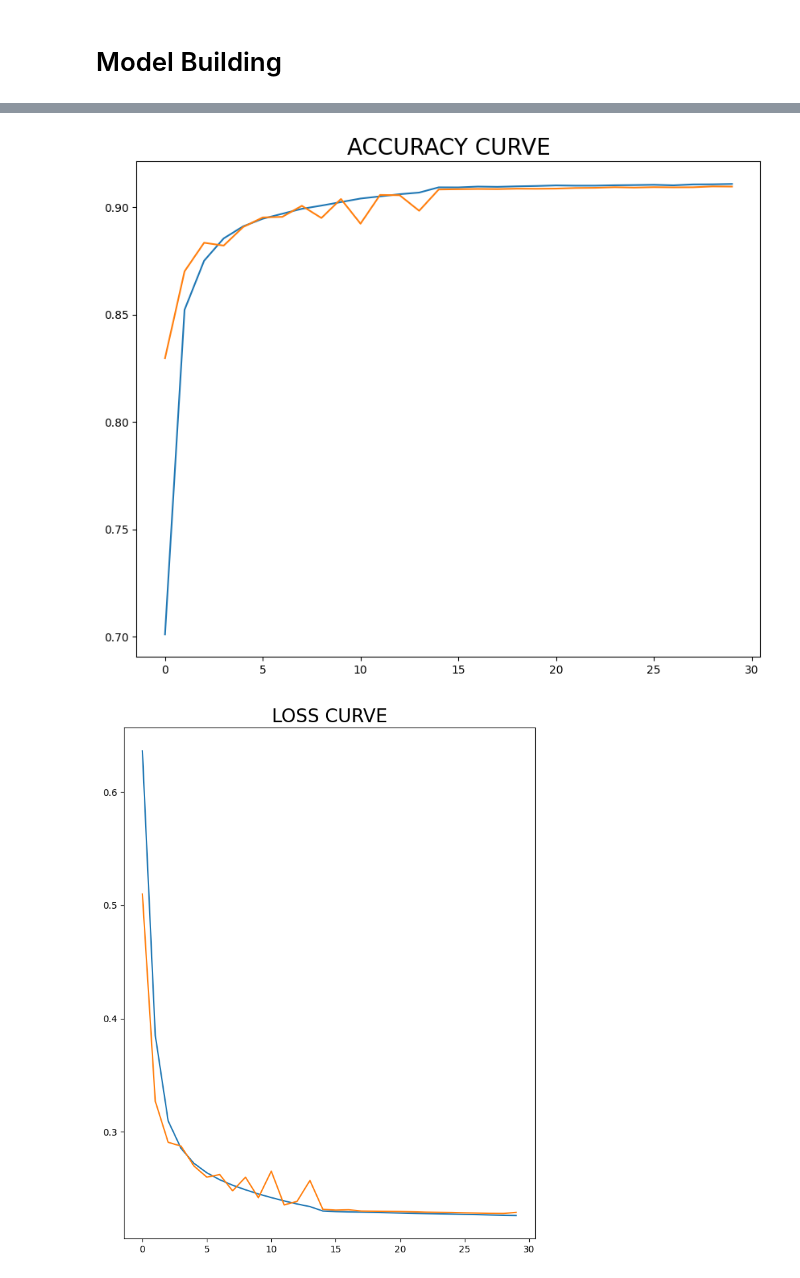
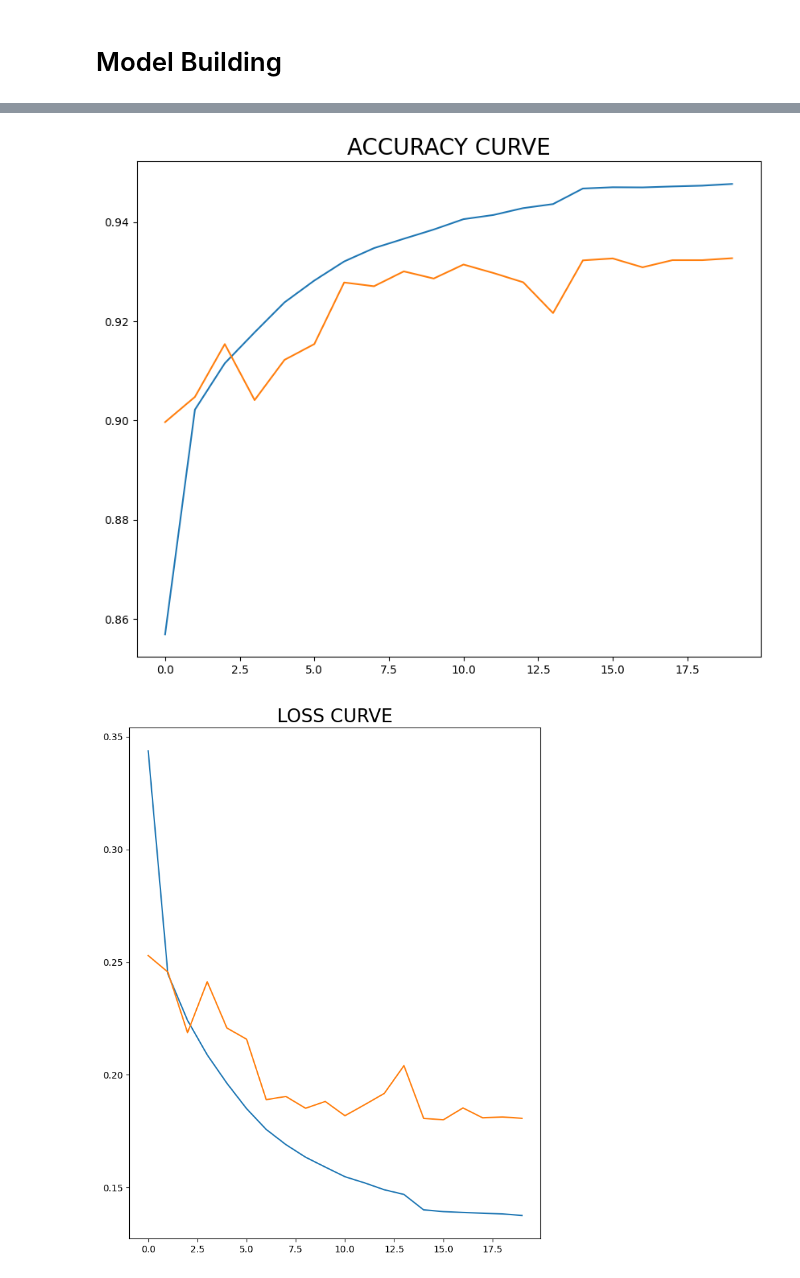
Before and after one commit to CandaceCheung/Health-Assistant, a Jupyter notebook: suicide-detection/suicide.ipynb, the cells around one changed output, grey strips where cells are left out. Saved outputs shown, nothing was run; the diff lists cells and outputs as text; code cells hidden in the pictures.

Commit message:
refined result presentation, experimenting different model for text training

```diff
--- a/suicide-detection/suicide.ipynb
+++ b/suicide-detection/suicide.ipynb
@@ -78,10 +77,10 @@ tokenizer.word_index
 # Process Text For the Model
 # %%
 train_text_seq= tokenizer.texts_to_sequences(cleaned_train_text)
-train_text_pad= pad_sequences(train_text_seq,maxlen=40)
+train_text_pad= pad_sequences(train_text_seq,maxlen=50)
 
 test_text_seq= tokenizer.texts_to_sequences(cleaned_test_text)
-test_text_pad= pad_sequences(test_text_seq,maxlen=40)
+test_text_pad= pad_sequences(test_text_seq,maxlen=50)
 # %%
 lbl_target=LabelEncoder()
 train_output=lbl_target.fit_transform(train_data['class'])
@@ -96,9 +91,9 @@ array([0, 0, 0, ..., 1, 1, 0])
 with open('./dataset/glove.840B.300d.pkl', 'rb') as fp:
     glove = pickle.load(fp)
 # %%
-dataset_length=len(tokenizer.word_index)
+dataset_length=len(tokenizer.word_index) + 1
 
-embedding_matrix=np.zeros((dataset_length+1,300), dtype=float) #pad 0 to prep the matrix to match with the shape of our dataset
+embedding_matrix=np.zeros((dataset_length,300), dtype=float) #pad 0 to prep the matrix to match with the shape of our dataset
 for word,i in tokenizer.word_index.items():
     num = glove.get(word)
     if num is not None:
@@ -118,11 +103,12 @@ model.summary()
 # %%
 model=tf.keras.models.Sequential()
-model.add(tf.keras.layers.Input(shape=(40,)))
-model.add(tf.keras.layers.Embedding(dataset_length+1,300,weights=[embedding_matrix],trainable=False))
+model.add(tf.keras.layers.Input(shape=(50,)))
+model.add(tf.keras.layers.Embedding(dataset_length,300,weights=[embedding_matrix],trainable=False))
 model.add(tf.keras.layers.LSTM(20,return_sequences=True))
 model.add(tf.keras.layers.GlobalMaxPooling1D())
-#     model.add(Dropout(0.3))
+# model.add(tf.keras.layers.Dropout(0.3))
 model.add(tf.keras.layers.Dense(256,activation='relu'))
-#     model.add(Dropout(0.2))
+# model.add(tf.keras.layers.Dropout(0.2))
 model.add(tf.keras.layers.Dense(1,activation='sigmoid'))
-model.compile(optimizer=keras.optimizers.SGD(0.01,momentum=0.09),loss='binary_crossentropy',metrics=['accuracy'])
+model.compile(optimizer=keras.optimizers.SGD(0.1,momentum=0.09),loss='binary_crossentropy',metrics=['accuracy'])
+model.summary()
@@ -129,7 +136,7 @@ model.compile(optimizer=keras.optimizers.SGD(0.01,momentum=0.09),loss='binary_cr
 # %%
 early_break = EarlyStopping(monitor='loss', patience=5)
-reduce_learning_rate = ReduceLROnPlateau(patience=2)
+reduce_learning_rate = ReduceLROnPlateau(patience=3)
 
-r=model.fit(train_text_pad,train_output,validation_data=(test_text_pad,test_output),
-            epochs=30,batch_size=256,callbacks=[early_break,reduce_learning_rate])
+result=model.fit(train_text_pad,train_output,validation_data=(test_text_pad,test_output),
+            epochs=20,batch_size=256,callbacks=[early_break,reduce_learning_rate])
 # %% [output]
@@ -153,19 +160,19 @@ Epoch 30/30
 # %%
 plt.figure(figsize=(10,8))
-plt.plot(r.history['accuracy'])
-plt.plot(r.history['val_accuracy'])
+plt.plot(result.history['accuracy'])
+plt.plot(result.history['val_accuracy'])
 plt.title('ACCURACY CURVE',fontdict={'size':20})
 plt.show()
 # %% [output]
-[figure, old version]
+[figure, new version]
 # %%
 plt.figure(figsize=(8,10))
-plt.plot(r.history['loss'])
-plt.plot(r.history['val_loss'])
+plt.plot(result.history['loss'])
+plt.plot(result.history['val_loss'])
 plt.title('LOSS CURVE',fontdict={'size':20})
 plt.show()
 # %% [output]
-[figure, old version]
+[figure, new version]
 # %%
 model.save('./model',overwrite=True)
 # %% [output]
```
Also changed, not shown: parts of 10 cells of this notebook, 10 other files.
